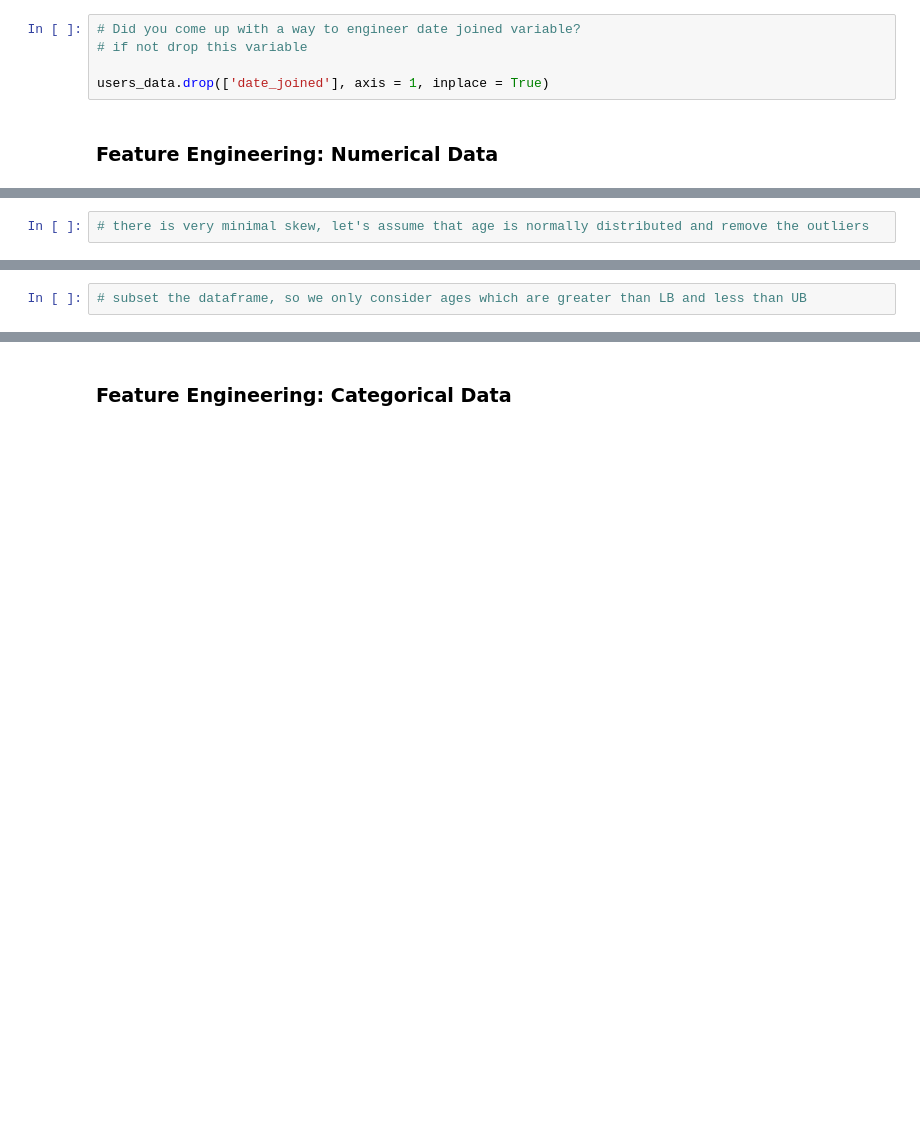
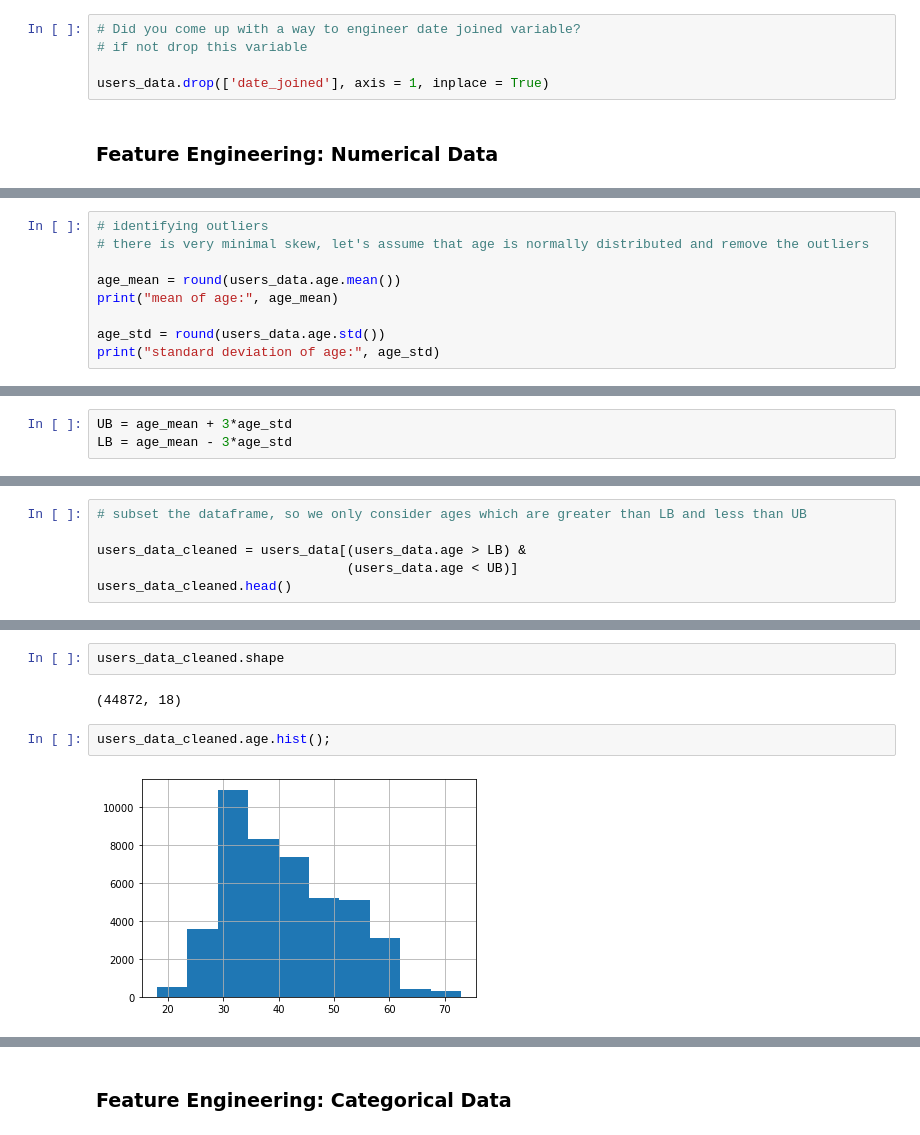
Before and after one commit to shaq31415926/ip302, a Jupyter notebook: notebooks/05-sh-ip302-lecture.ipynb, the cells around one changed output, grey strips where cells are left out. Cells and saved outputs as stored; diff of their text form; blank space fills up the shorter version.

```diff
--- a/notebooks/05-sh-ip302-lecture.ipynb
+++ b/notebooks/05-sh-ip302-lecture.ipynb
@@ -54,2 +156,9 @@ users_data.drop(['date_joined'], axis = 1, inplace = True)
 # %%
+# identifying outliers
 # there is very minimal skew, let's assume that age is normally distributed and remove the outliers
+
+age_mean = round(users_data.age.mean())
+print("mean of age:", age_mean)
+
+age_std = round(users_data.age.std())
+print("standard deviation of age:", age_std)
@@ -55,0 +168,3 @@ users_data.drop(['date_joined'], axis = 1, inplace = True)
+# %%
+UB = age_mean + 3*age_std
+LB = age_mean - 3*age_std
@@ -56,2 +179,6 @@ users_data.drop(['date_joined'], axis = 1, inplace = True)
 # %%
 # subset the dataframe, so we only consider ages which are greater than LB and less than UB
+
+users_data_cleaned = users_data[(users_data.age > LB) &
+                                (users_data.age < UB)]
+users_data_cleaned.head()
@@ -57,0 +192,8 @@ users_data.drop(['date_joined'], axis = 1, inplace = True)
+# %%
+users_data_cleaned.shape
+# %% [output]
+(44872, 18)
+# %%
+users_data_cleaned.age.hist();
+# %% [output]
+[figure, added]
```
Also changed, not shown: parts of 47 cells of this notebook.
